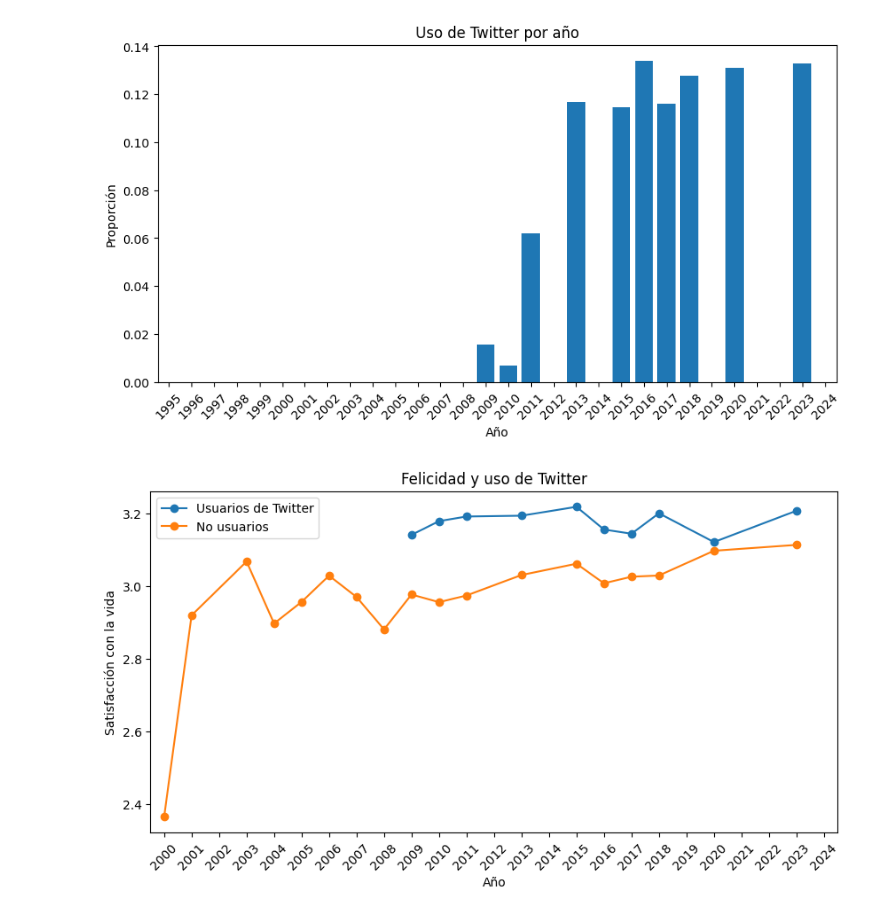
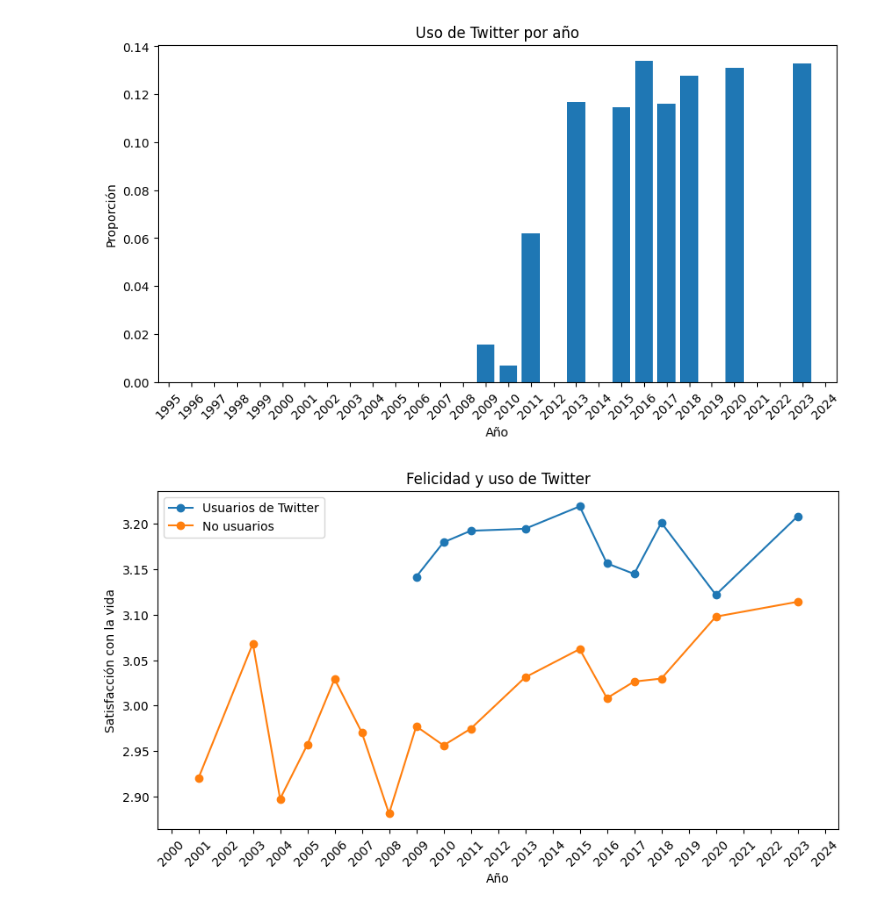
Before and after one commit to LCaravaggio/Happiness_Polarization, a Jupyter notebook: Twitter.ipynb, the cells around one changed output. Cells and saved outputs as stored; diff of their text form; code cells hidden in the pictures.

```diff
--- a/Twitter.ipynb
+++ b/Twitter.ipynb
@@ -1197,7 +1197,7 @@ tmp = master.copy()
 # quedarse desde 2000
 # ---------------------------------
 
-tmp = tmp[tmp["wave"] >= 2000]
+tmp = tmp[tmp["wave"] > 2000]
 
 # ---------------------------------
 # antes de 2009:
@@ -1231,34 +1231,34 @@ non_users = tmp[tmp["twitter"] == 0]
 # gráfico
 # =========================================
 
 plt.figure(figsize=(10,5))
 
 plt.plot(
     users["wave"],
     users["life_satisfaction"],
     marker="o",
     label="Usuarios de Twitter"
 )
 
 plt.plot(
     non_users["wave"],
     non_users["life_satisfaction"],
     marker="o",
     label="No usuarios"
 )
 
 plt.title("Felicidad y uso de Twitter")
 plt.xlabel("Año")
 plt.ylabel("Satisfacción con la vida")
 
 plt.xticks(range(2000, 2025), rotation=45)
 plt.xlim(1999.5, 2024.5)
 
 plt.legend()
 
 plt.show()
 # %% [output]
-[figure, old version]
+[figure, new version]
 # %%
 # =========================================
 # engagement político:
```
Also changed, not shown: parts of 2 cells of this notebook.
